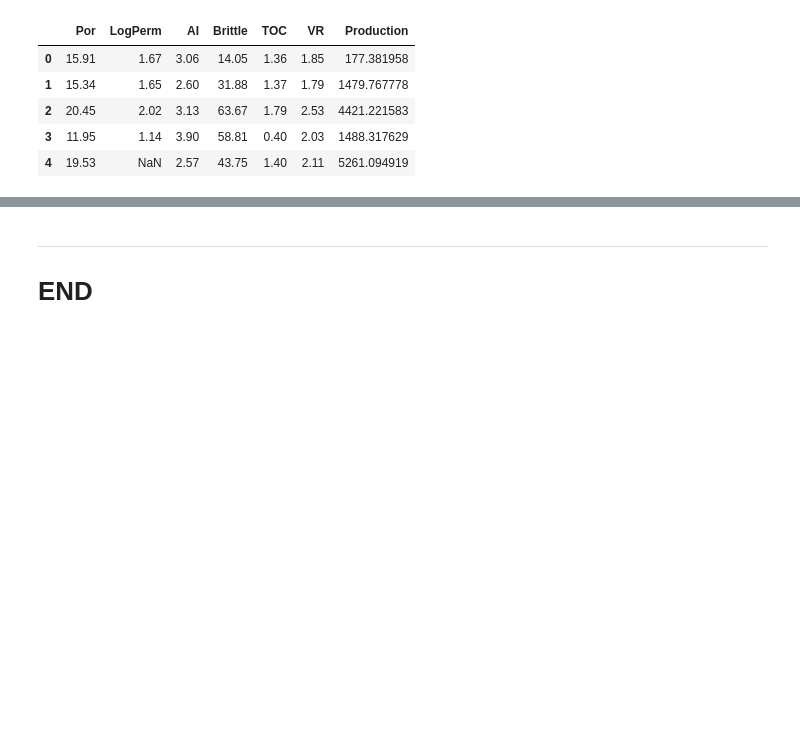
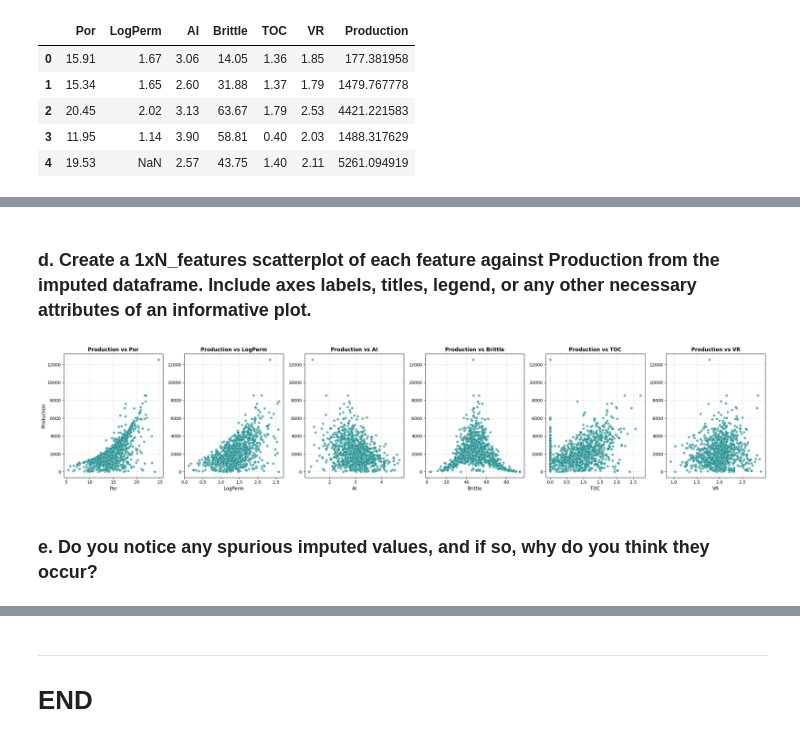
Before and after one commit to Albieri151/Ejercicios-Data-Science-Petroleo, a Jupyter notebook: Week 2/Alana_Albieri_Week2_Notebook.ipynb, the cells around one changed output, grey strips where cells are left out. Cells and saved outputs as stored; diff of their text form; code cells hidden in the pictures; blank space fills up the shorter version.

```diff
--- a/Week 2/Alana_Albieri_Week2_Notebook.ipynb
+++ b/Week 2/Alana_Albieri_Week2_Notebook.ipynb
@@ -82,0 +244,34 @@ df_nan_features
+# %% [markdown]
+### **d. Create a 1xN_features scatterplot of each feature against Production from the imputed dataframe. Include axes labels, titles, legend, or any other necessary attributes of an informative plot.**
+# %%
+features = features[:-1]
+
+# 4. Crear la figura y los subgráficos (1 fila, 6 columnas)
+fig, axes = plt.subplots(1, len(features), figsize=(24, 5))
+
+for i, feature in enumerate(features):
+    # Crear el gráfico de dispersión individual
+    axes[i].scatter(df_datos_imputados_knn_sin_prod[feature], df_datos_imputados_knn_sin_prod['Production'],
+                    alpha=0.6, color='teal', edgecolors='white', linewidth=0.5)
+
+    # Atributos del gráfico (Títulos, etiquetas y cuadrículas)
+    axes[i].set_title(f"Production vs {feature}", fontsize=12, fontweight='bold')
+    axes[i].set_xlabel(feature, fontsize=11)
+
+    # Solo poner etiqueta 'Y' en el primer gráfico a la izquierda para mantener la limpieza
+    if i == 0:
+        axes[i].set_ylabel("Production", fontsize=11)
+
+    # Añadir cuadrícula
+    axes[i].grid(True, linestyle='--', alpha=0.5)
+
+# Ajustar diseño automáticamente para que nada se superponga
+plt.tight_layout()
+plt.savefig('scatterplots.png', transparent=True, facecolor='w', bbox_inches='tight')
+plt.show()
+
+#
+# %% [output]
+[figure, added]
+# %% [markdown]
+### **e.	Do you notice any spurious imputed values, and if so, why do you think they occur?**
```
Also changed, not shown: parts of 19 cells of this notebook.
